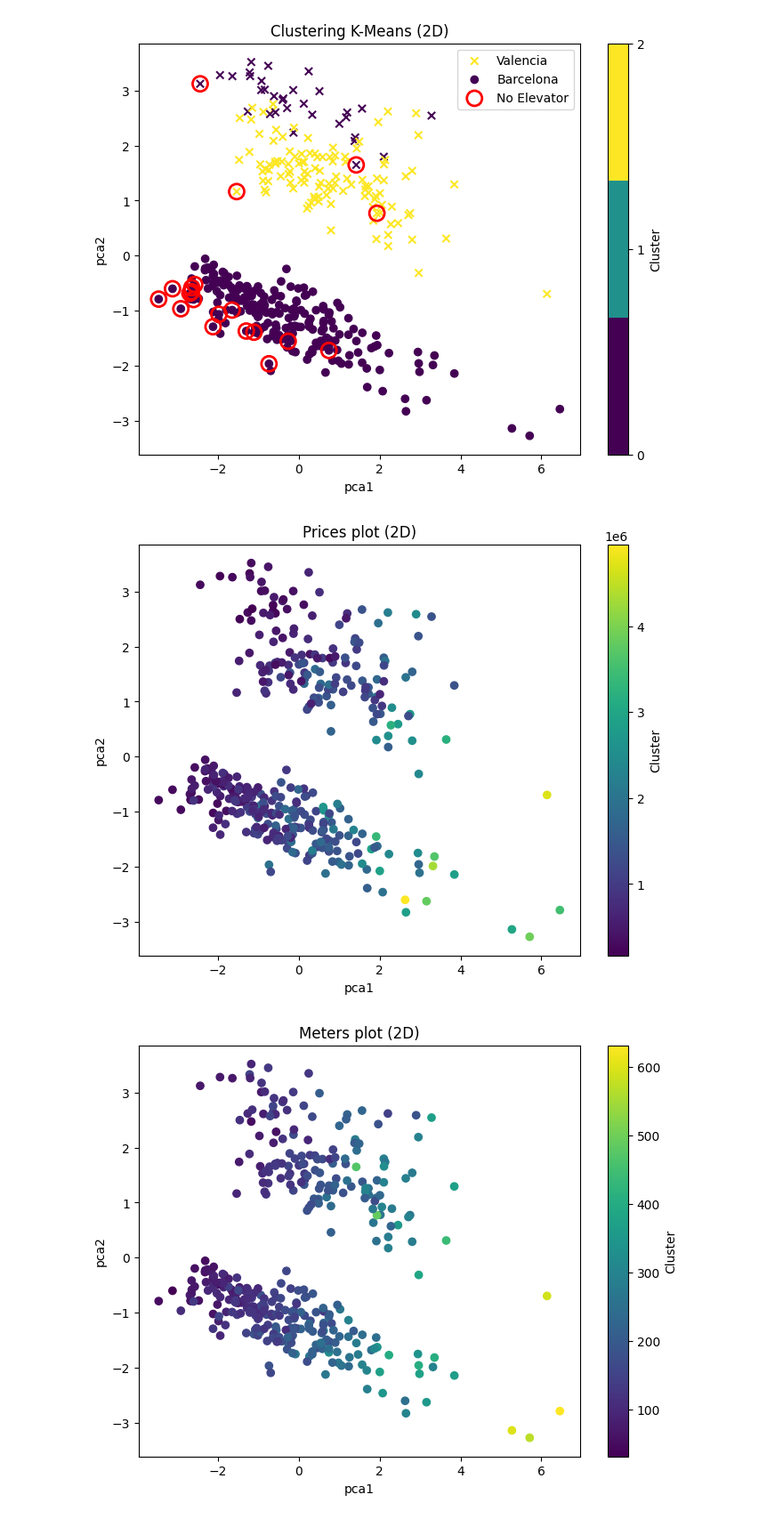
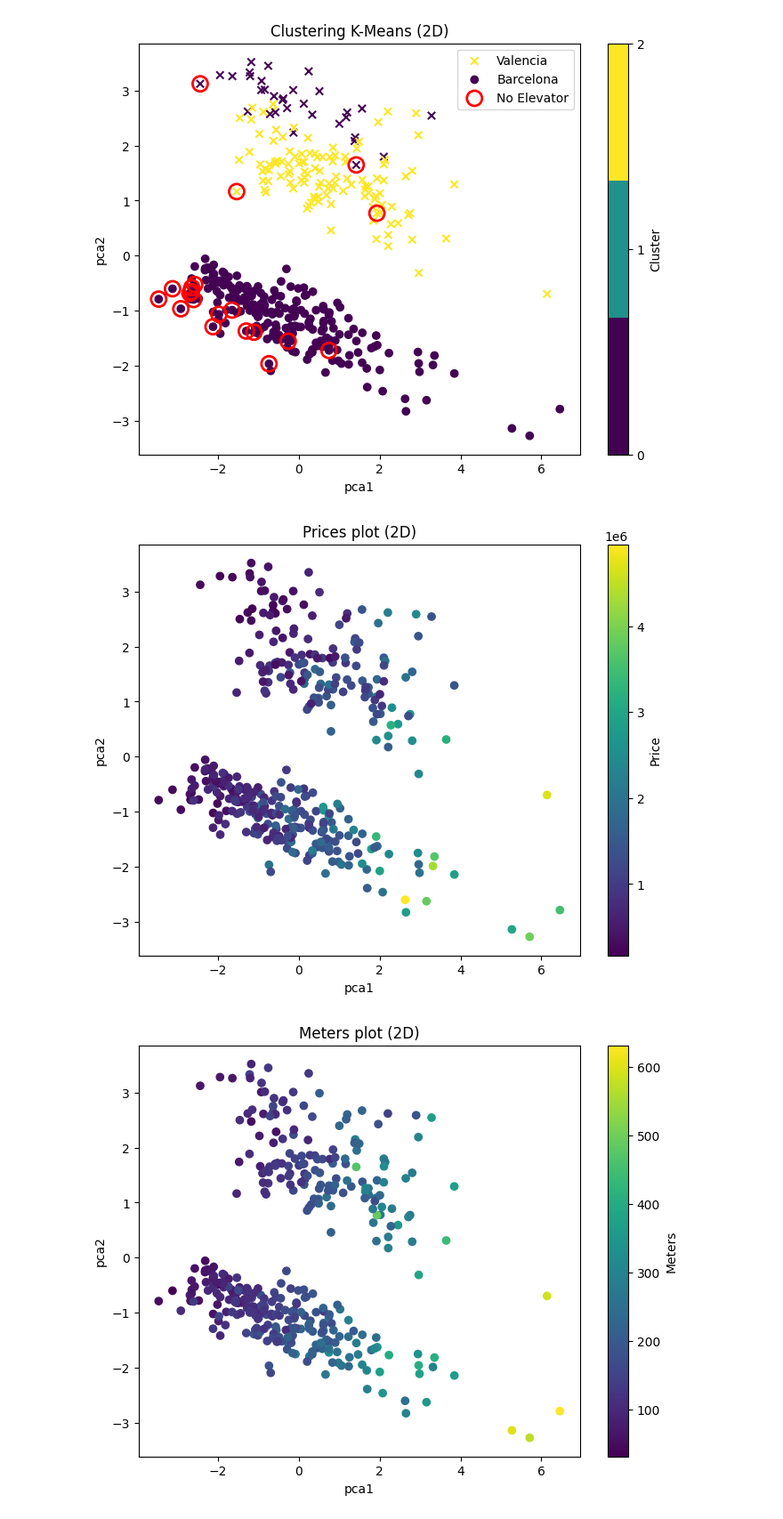
Before and after one commit to AlexanderLB98/Real-estate-webscrapper, a Jupyter notebook: notebooks/4-Unsupervised_learning.ipynb, the cells around one changed output. Shown: that part at 89% size. Drawn from its saved outputs; the diff is of its cells as text; code cells hidden in the pictures.

```diff
--- a/notebooks/4-Unsupervised_learning.ipynb
+++ b/notebooks/4-Unsupervised_learning.ipynb
@@ -317,13 +317,13 @@ plt.show()
 # %%
 plt.figure(figsize=(8, 6))
 plt.scatter(df['pca1'], df['pca2'], c=df['price'],  marker='o')
 plt.title('Prices plot (2D)')
 plt.xlabel('pca1')
 plt.ylabel('pca2')
-plt.colorbar(label='Cluster')
+plt.colorbar(label='Price')
 plt.show()
 # %% [output]
-[figure, old version]
+[figure, new version]
 # %%
 plt.figure(figsize=(8, 6))
 plt.scatter(df['pca1'], df['pca2'], c=df['meters'],  marker='o')
```
Also changed, not shown: parts of 4 cells of this notebook.
